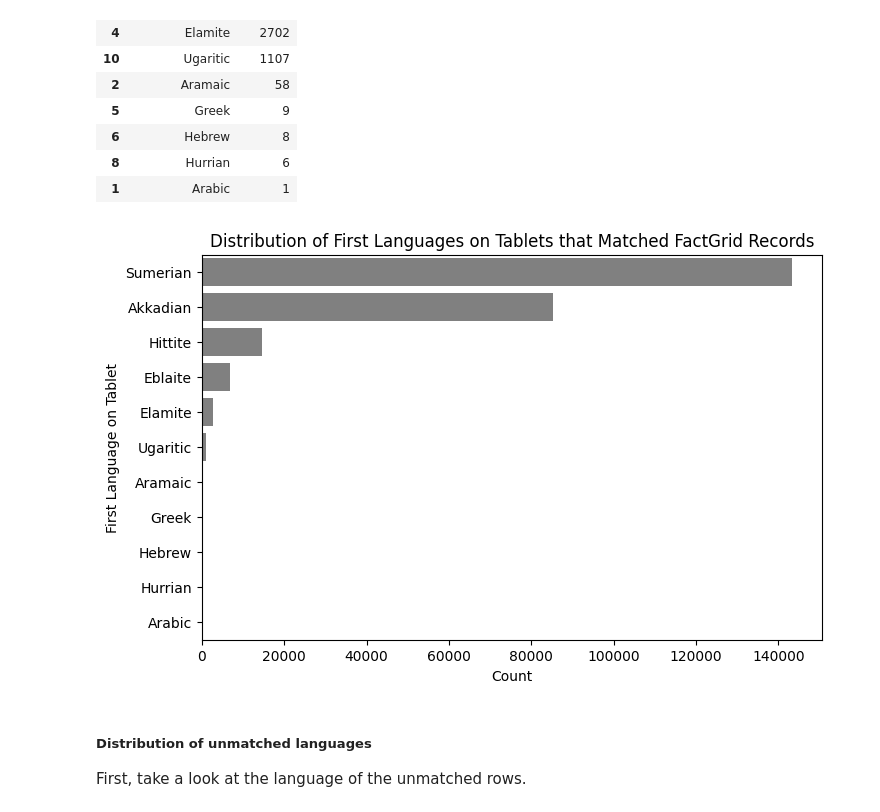
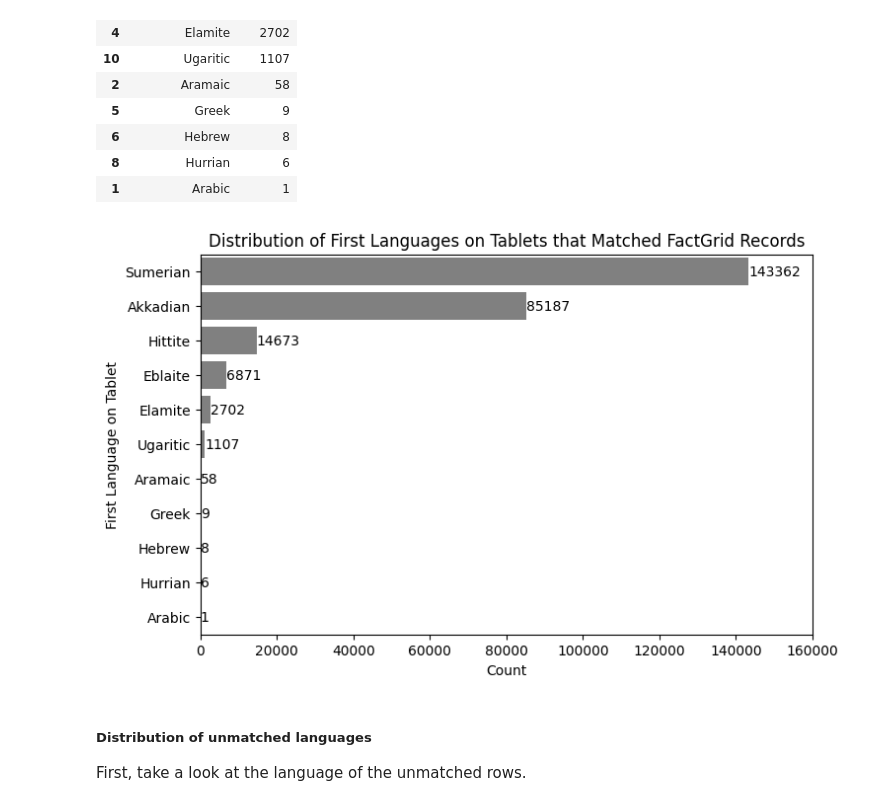
Before and after one commit to ancient-world-citation-analysis/CDLI2LoD, a Jupyter notebook: cdli_cat.ipynb, the cells around one changed output. Drawn from its saved outputs; the diff is of its cells as text; code cells hidden in the pictures.

```diff
--- a/cdli_cat.ipynb
+++ b/cdli_cat.ipynb
@@ -328,7 +328,7 @@ for index in range(len(language_df['language'])):
 
   # check for uncertainty
   if '?' in first_l:
-    P155_lang += ['P155']
+    P155_lang += ['Q22757']
     first_l = first_l.replace('?', '')
   else:
     P155_lang += ['']
@@ -497,13 +497,15 @@ first_l_df
 | 1 | Arabic | 1 |
 # %%
 plt.figure(figsize = (8, 5))
-sns.barplot(data = first_l_df, y = 'first_language', x = 'count',
-            color = 'grey')
+ax = sns.barplot(data = first_l_df, y = 'first_language', x = 'count',
+                 color = 'grey')
+ax.bar_label(ax.containers[0], fmt = '%g')
+plt.xlim((0, 160000))
 plt.xlabel('Count')
 plt.ylabel('First Language on Tablet')
 plt.title('Distribution of First Languages on Tablets that Matched FactGrid Records');
 # %% [output]
-[figure, old version]
+[figure, new version]
 # %% [markdown]
 ##### Distribution of unmatched languages
 
```
Also changed, not shown: parts of 53 cells of this notebook.
